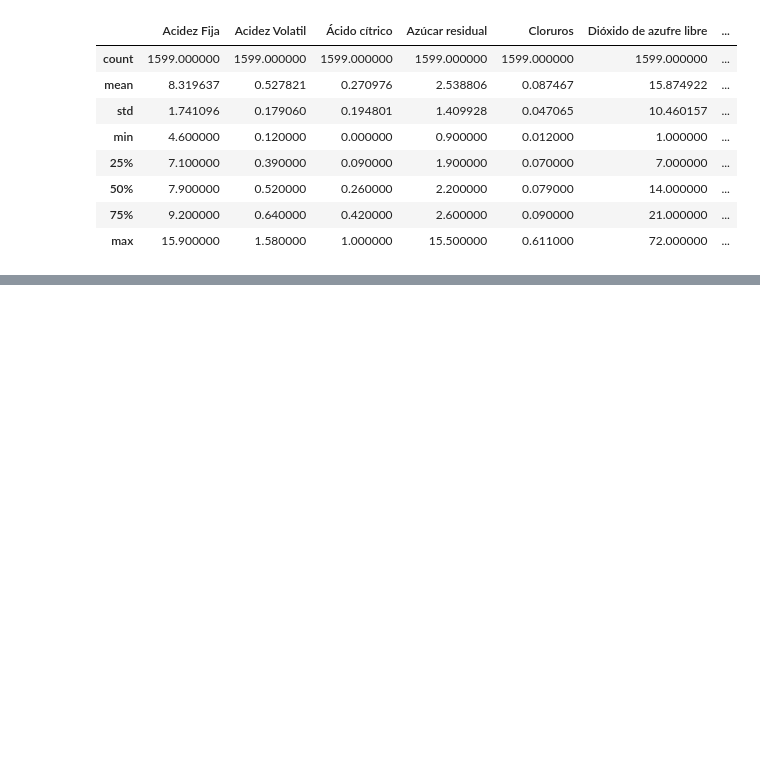
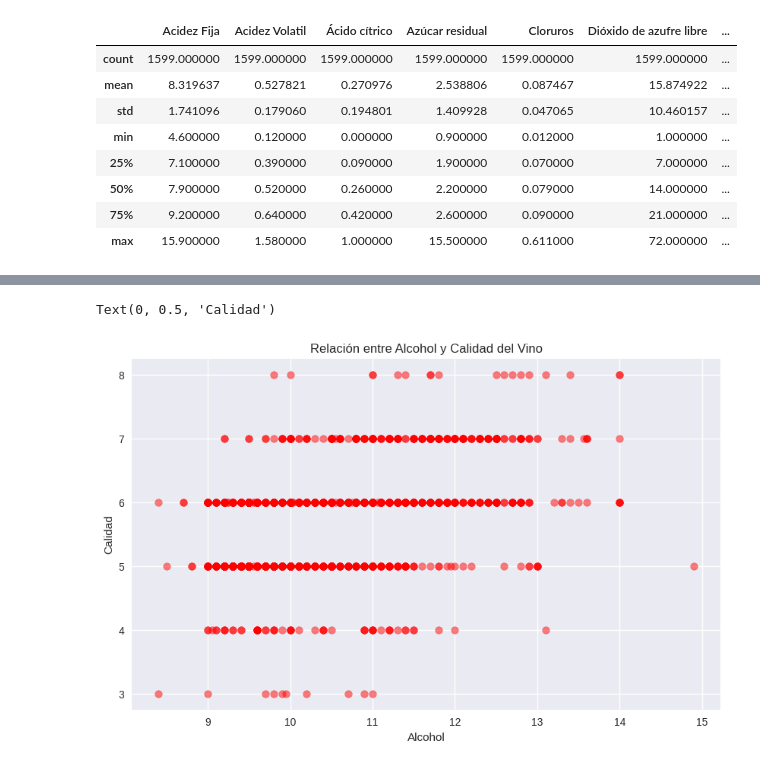
Before and after one commit to tdiego74/Clase_Data_Science_I_PBLC, a Jupyter notebook: PF_Data_SC_I.ipynb, the cells around one changed output, grey strips where cells are left out. Cells and saved outputs as stored; diff of their text form; code cells hidden in the pictures; blank space fills up the shorter version.

```diff
--- a/PF_Data_SC_I.ipynb
+++ b/PF_Data_SC_I.ipynb
@@ -115,0 +156,9 @@ Variables potencialmente interesantes:
+# %%
+fig, ax = plt.subplots(figsize=(10, 6))
+ax.scatter(df['Alcohol'], df['Calidad'], color='red', alpha=0.5)
+ax.set_title('Relación entre Alcohol y Calidad del Vino')
+ax.set_xlabel('Alcohol')
+ax.set_ylabel('Calidad')
+# %% [output]
+Text(0, 0.5, 'Calidad')
+[figure, added]
```
Also changed, not shown: parts of 7 cells of this notebook.
